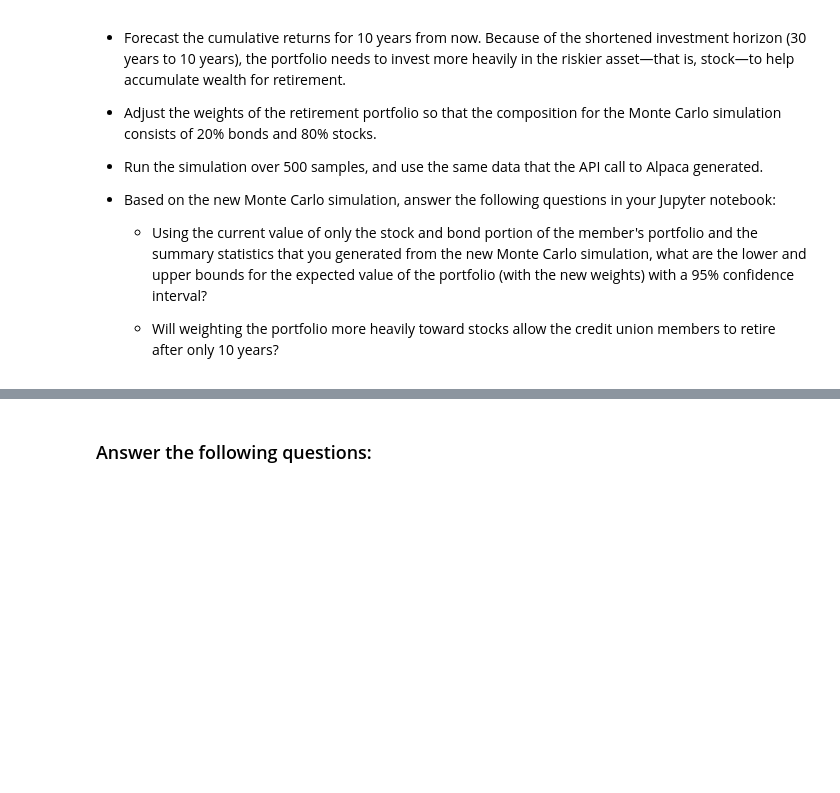
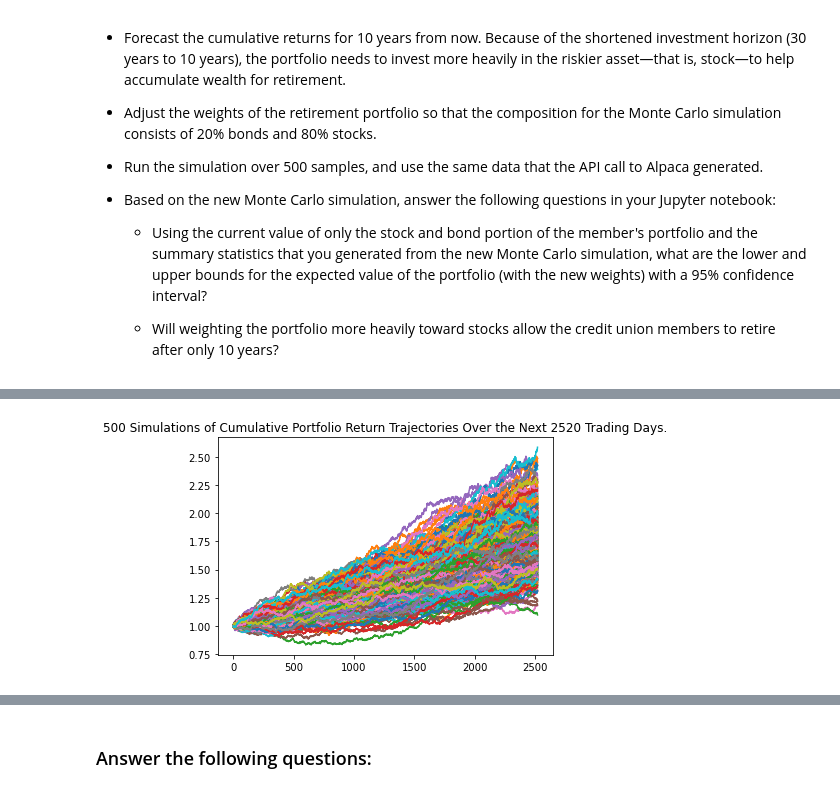
Before and after one commit to CCarranza17/challenge_5, a Jupyter notebook: Starter_Code/financial_planning_tools.ipynb, the cells around one changed output, grey strips where cells are left out. Saved outputs shown, nothing was run; the diff lists cells and outputs as text; code cells hidden in the pictures; blank space fills up the shorter version.

```diff
--- a/Starter_Code/financial_planning_tools.ipynb
+++ b/Starter_Code/financial_planning_tools.ipynb
@@ -508,7 +595,11 @@ For this new Monte Carlo simulation, do the following:
 # Configure a Monte Carlo simulation to forecast 10 years cumulative returns
 # The weights should be split 20% to AGG and 80% to SPY.
 # Run 500 samples.
-# YOUR CODE HERE
+MC_spy_10 = MCSimulation(
+    portfolio_data=prices_df,
+    weights = [.80,.20],
+    num_simulation = 500,
+    num_trading_days = 252 * 10)
 
 # Review the simulation input data
-# YOUR CODE HERE
+MC_spy_10.portfolio_data.head()
@@ -518,7 +649,9 @@ For this new Monte Carlo simulation, do the following:
 # %%
 # Visualize the 10-year Monte Carlo simulation by creating an
 # overlay line plot
-# YOUR CODE HERE
+spy_10_line_plot = MC_spy_10.plot_simulation()
+# %% [output]
+[figure, added]
 # %%
 # Visualize the probability distribution of the 10-year Monte Carlo simulation
 # by plotting a histogram
```
Also changed, not shown: parts of 27 cells of this notebook.
